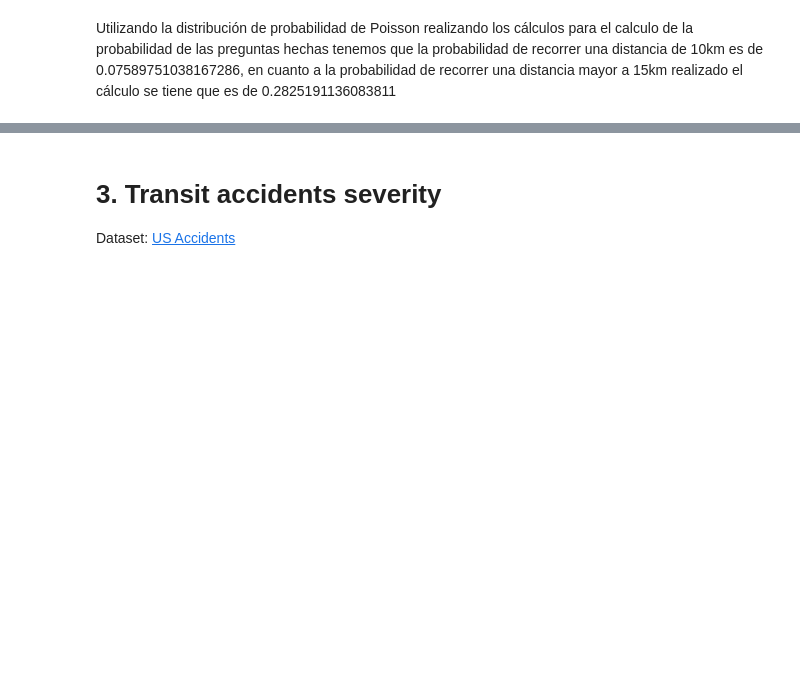
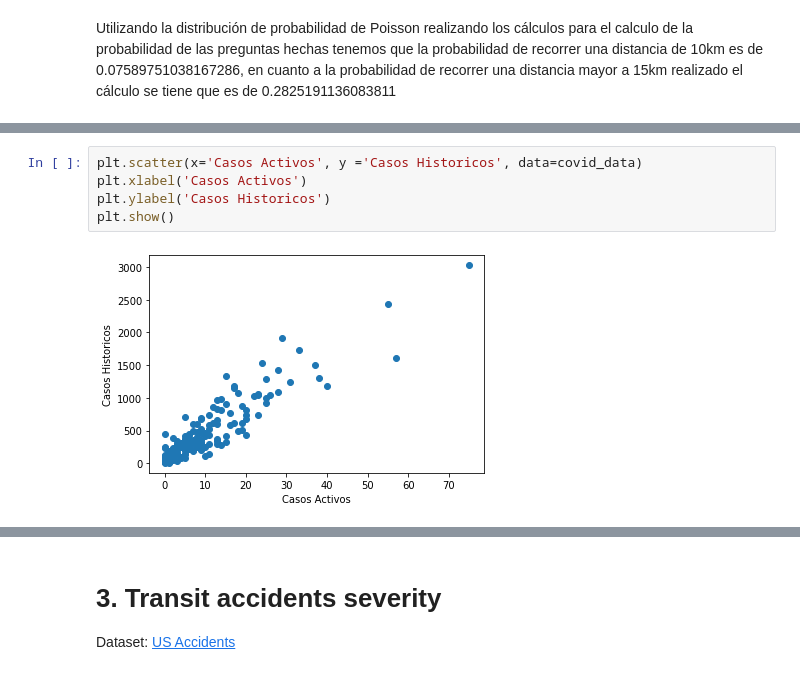
Before and after one commit to QuantumGorilla/Data-Mining, a Jupyter notebook: Proyecto/Proyecto_AlejandroManotas.ipynb, the cells around one changed output, grey strips where cells are left out. Drawn from its saved outputs; the diff is of its cells as text; blank space fills up the shorter version.

```diff
--- a/Proyecto/Proyecto_AlejandroManotas.ipynb
+++ b/Proyecto/Proyecto_AlejandroManotas.ipynb
@@ -210,0 +269,7 @@ Utilizando la distribución de probabilidad de Poisson realizando los cálculos
+# %%
+plt.scatter(x='Casos Activos', y ='Casos Historicos', data=covid_data)
+plt.xlabel('Casos Activos')
+plt.ylabel('Casos Historicos')
+plt.show()
+# %% [output]
+[figure, added]
```
Also changed, not shown: parts of 14 cells of this notebook, 1 other file.
